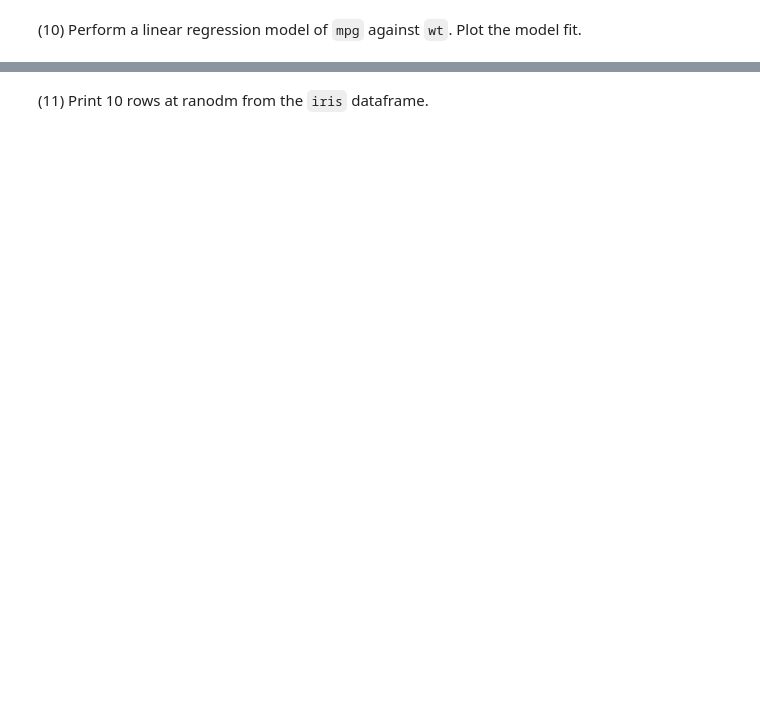
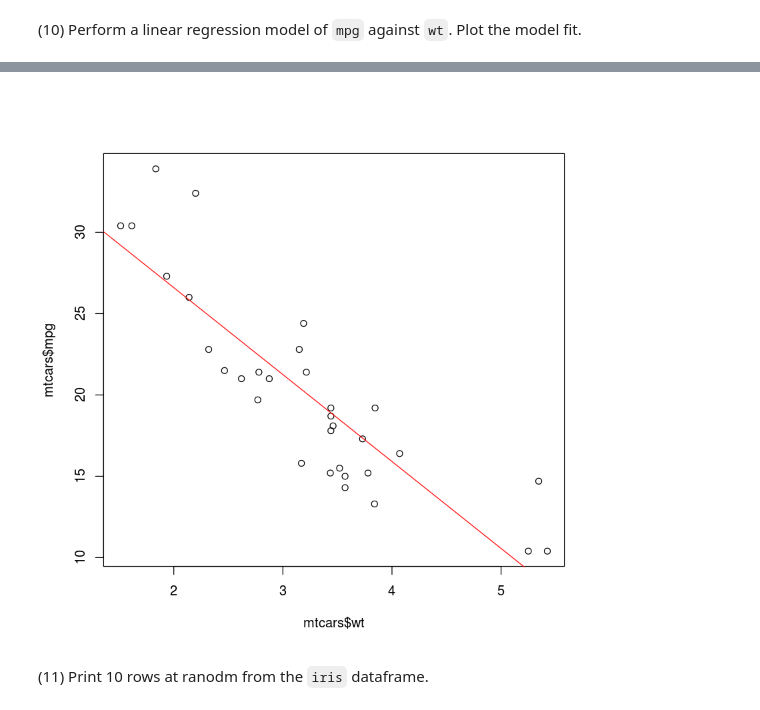
Before and after one commit to duke-biostats/ngs-2015, a Jupyter notebook: Practice/Practice TWO.ipynb, the cells around one changed output, grey strips where cells are left out. Drawn from its saved outputs; the diff is of its cells as text; code cells hidden in the pictures; blank space fills up the shorter version.

Commit message:
Update graphics notebooks

```diff
--- a/Practice/Practice TWO.ipynb
+++ b/Practice/Practice TWO.ipynb
@@ -20,2 +90,7 @@ Practice TWO is meant to help you get comfortable working with data frames, and
 # %% [markdown]
 (8) Add a column `kpl` showing the number of kilometers per liter (1 mile = 1.609344 kilometers, and 1 gallon = 3.78541178 liters)
+# %%
+mpg.to.kpl <- function(mpg) {
+    kpl <- mpg * 1.609344 / 3.78541178
+    return(kpl)
+    }
@@ -21,0 +101,3 @@ Practice TWO is meant to help you get comfortable working with data frames, and
+# %%
+mtcars$kpl <- mpg.to.kpl(mtcars$mpg)
+head(mtcars)
@@ -22,2 +112,5 @@ Practice TWO is meant to help you get comfortable working with data frames, and
 # %% [markdown]
 (9) Make a new dataframe `mtcars.1` with only the `mpg` and `kpl` columns.
+# %%
+mtcars.1 <- mtcars[, c("mpg", "kpl")]
+head(mtcars.1, 6)
@@ -24,2 +125,5 @@ Practice TWO is meant to help you get comfortable working with data frames, and
 # %% [markdown]
 (10) Perform a linear regression model of `mpg` against `wt`. Plot the model fit.
+# %%
+fit <- lm(mpg ~ wt, data=mtcars)
+summary(fit)
@@ -26,2 +148,7 @@ Practice TWO is meant to help you get comfortable working with data frames, and
+# %%
+plot(mtcars$wt, mtcars$mpg)
+abline(fit, col="red")
+# %% [output]
+[figure, added]
 # %% [markdown]
 (11) Print 10 rows at ranodm from the `iris` dataframe.
```
Also changed, not shown: parts of 16 cells of this notebook, 8 other files.
